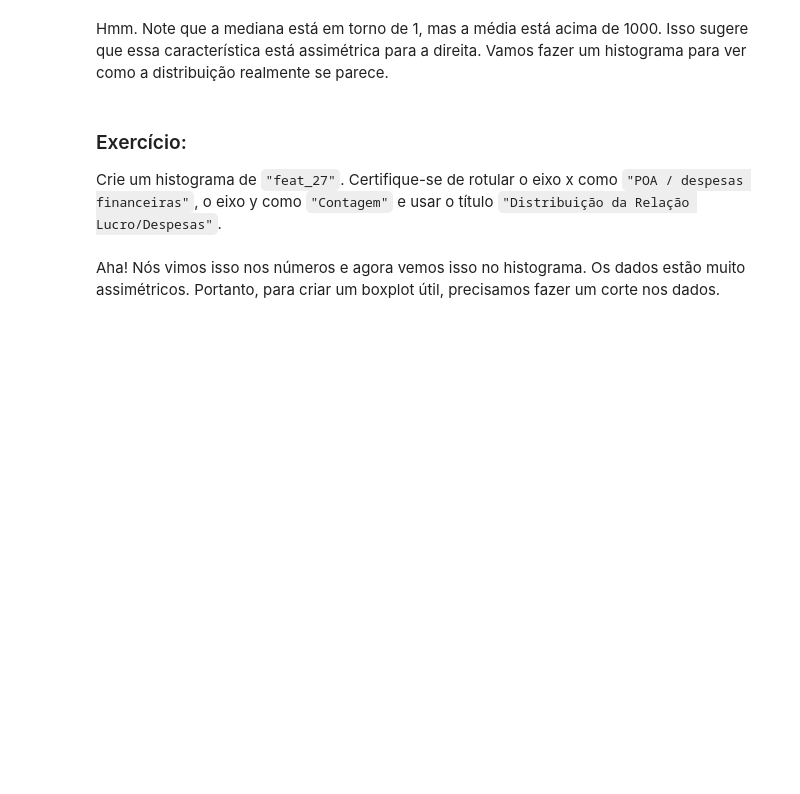
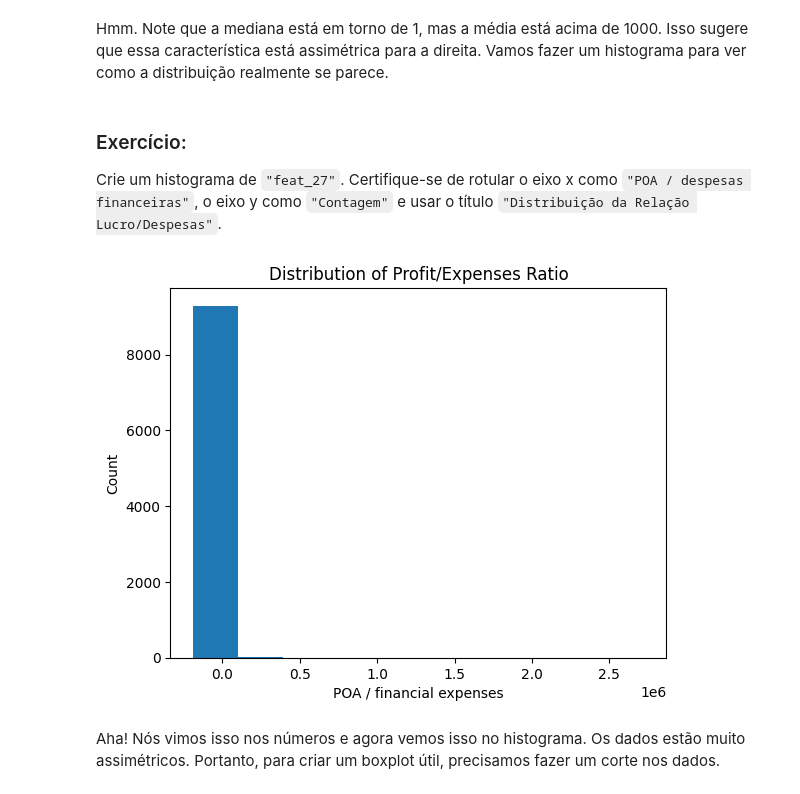
Before and after one commit to Pietro2704/Python, a Jupyter notebook: Python-IA/Aulas/IA__8.ipynb, the cells around one changed output. Drawn from its saved outputs; the diff is of its cells as text; code cells hidden in the pictures; blank space fills up the shorter version.

```diff
--- a/Python-IA/Aulas/IA__8.ipynb
+++ b/Python-IA/Aulas/IA__8.ipynb
@@ -242,10 +360,12 @@ Hmm. Note que a mediana está em torno de 1, mas a média está acima de 1000. I
 Crie um histograma de `"feat_27"`. Certifique-se de rotular o eixo x como `"POA / despesas financeiras"`, o eixo y como `"Contagem"` e usar o título `"Distribuição da Relação Lucro/Despesas"`.
 # %%
 # Plot histogram of `feat_27`
-
+plt.hist(df["feat_27"])
 plt.xlabel("POA / financial expenses")
 plt.ylabel("Count"),
 plt.title("Distribution of Profit/Expenses Ratio");
+# %% [output]
+[figure, added]
 # %% [markdown]
 Aha! Nós vimos isso nos números e agora vemos isso no histograma. Os dados estão muito assimétricos. Portanto, para criar um boxplot útil, precisamos fazer um corte nos dados.
 # %% [markdown]
```
Also changed, not shown: parts of 23 cells of this notebook, 3 other files.
